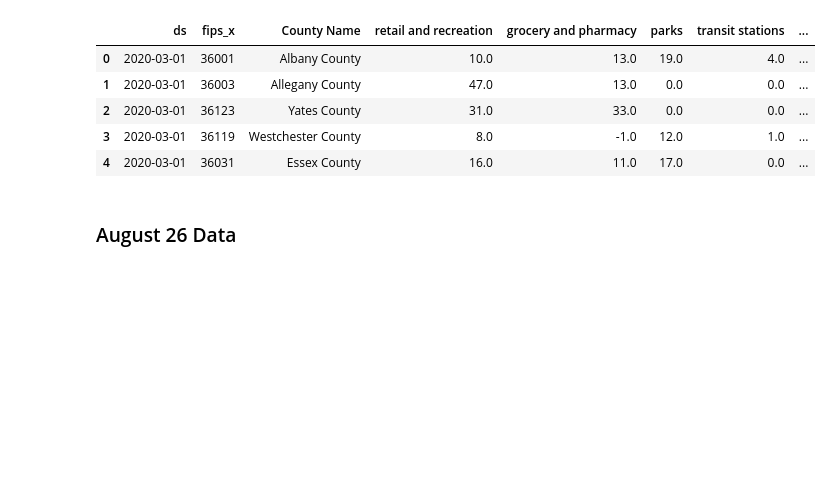
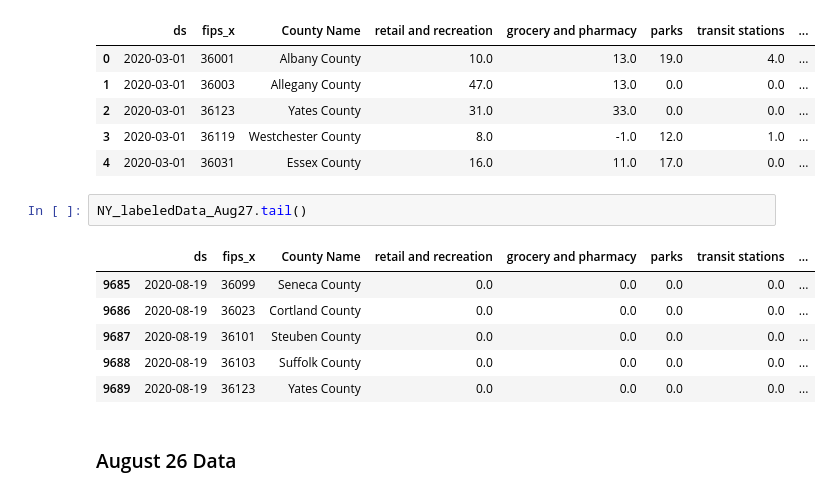
Before and after one commit to jeyasri-s2/meansquares, a Jupyter notebook: Prophet_Base_Case.ipynb, the cells around one changed output. Drawn from its saved outputs; the diff is of its cells as text; blank space fills up the shorter version.

```diff
--- a/Prophet_Base_Case.ipynb
+++ b/Prophet_Base_Case.ipynb
@@ -70,6 +77,15 @@ NY_labeledData_Aug27.head()
 | 2 | 2020-03-01 | 36123 | Yates County | 31.0 | 33.0 | 0.0 | 0.0 | ... |
 | 3 | 2020-03-01 | 36119 | Westchester County | 8.0 | -1.0 | 12.0 | 1.0 | ... |
 | 4 | 2020-03-01 | 36031 | Essex County | 16.0 | 11.0 | 17.0 | 0.0 | ... |
+# %%
+NY_labeledData_Aug27.tail()
+# %% [output]
+|  | ds | fips_x | County Name | retail and recreation | grocery and pharmacy | parks | transit stations | ... |
+| 9685 | 2020-08-19 | 36099 | Seneca County | 0.0 | 0.0 | 0.0 | 0.0 | ... |
+| 9686 | 2020-08-19 | 36023 | Cortland County | 0.0 | 0.0 | 0.0 | 0.0 | ... |
+| 9687 | 2020-08-19 | 36101 | Steuben County | 0.0 | 0.0 | 0.0 | 0.0 | ... |
+| 9688 | 2020-08-19 | 36103 | Suffolk County | 0.0 | 0.0 | 0.0 | 0.0 | ... |
+| 9689 | 2020-08-19 | 36123 | Yates County | 0.0 | 0.0 | 0.0 | 0.0 | ... |
 # %% [markdown]
 ### August 26 Data
 # %% [markdown]
```
Also changed, not shown: parts of 14 cells of this notebook.
